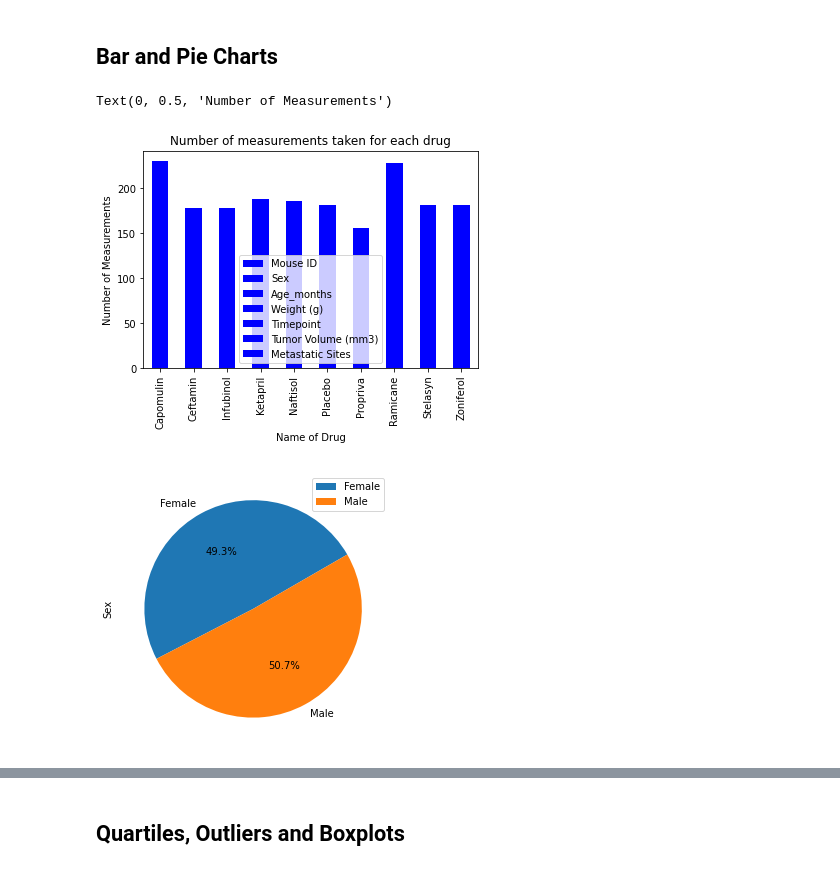
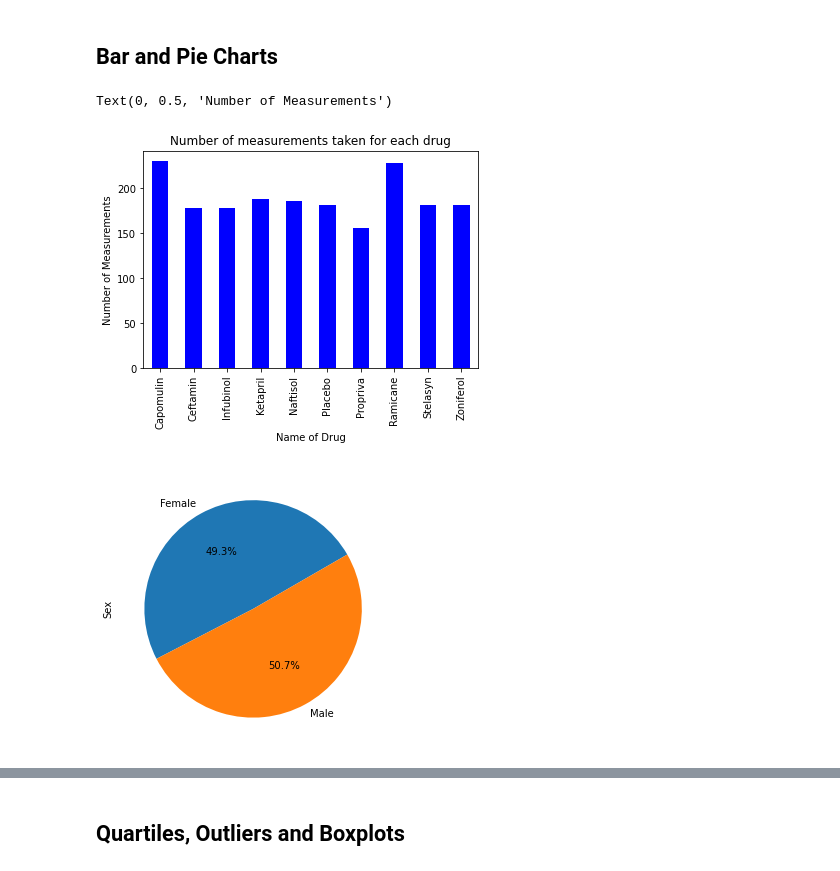
Before and after one commit to moormeierz/Matplotlib, a Jupyter notebook: pymaceuticals_starter.ipynb, the cells around one changed output, grey strips where cells are left out. Saved outputs shown, nothing was run; the diff lists cells and outputs as text; code cells hidden in the pictures.

```diff
--- a/pymaceuticals_starter.ipynb
+++ b/pymaceuticals_starter.ipynb
@@ -171,18 +171,18 @@ Zoniferol     53.236507  51.818479  48.533355  6.966589  0.516398
 # %%
 # Generate a bar plot showing the total number of measurements taken on each drug regimen using pandas.
 
 
 bar1_df = pd.DataFrame(data_drug_grouped.count())
 
 bar_chart1 = bar1_df.plot(kind='bar',color='blue')
 
-
+plt.legend().remove()
 plt.title('Number of measurements taken for each drug')
 plt.xlabel('Name of Drug')
 plt.ylabel('Number of Measurements')
 # %% [output]
 Text(0, 0.5, 'Number of Measurements')
-[figure, old version]
+[figure, new version]
 # %%
 # Generate a bar plot showing the total number of measurements taken on each drug regimen using pyplot.
 # %%
@@ -193,7 +193,9 @@ gender = clean_data_df.groupby(['Sex']).count()['Mouse ID']
 gender_summary_df = pd.DataFrame({'Sex': gender})
 
 pie_chart1 = gender_summary_df.plot.pie(y='Sex',autopct='%1.1f%%', startangle=30, figsize=(5,5))
+
+plt.legend().remove()
 # %% [output]
-[figure, old version]
+[figure, new version]
 # %%
 # Generate a pie plot showing the distribution of female versus male mice using pyplot
```
Also changed, not shown: parts of 2 cells of this notebook.
